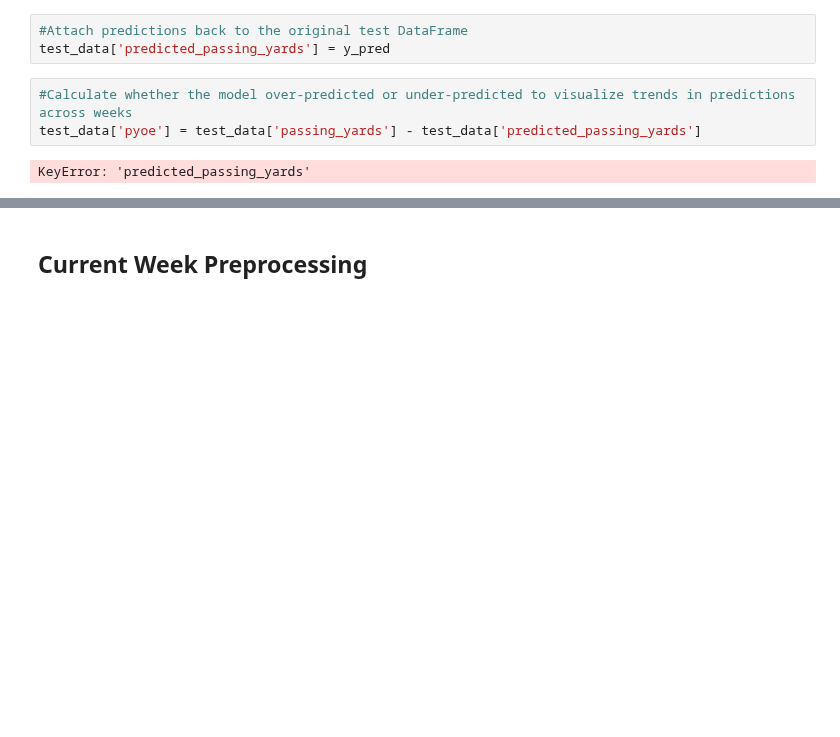
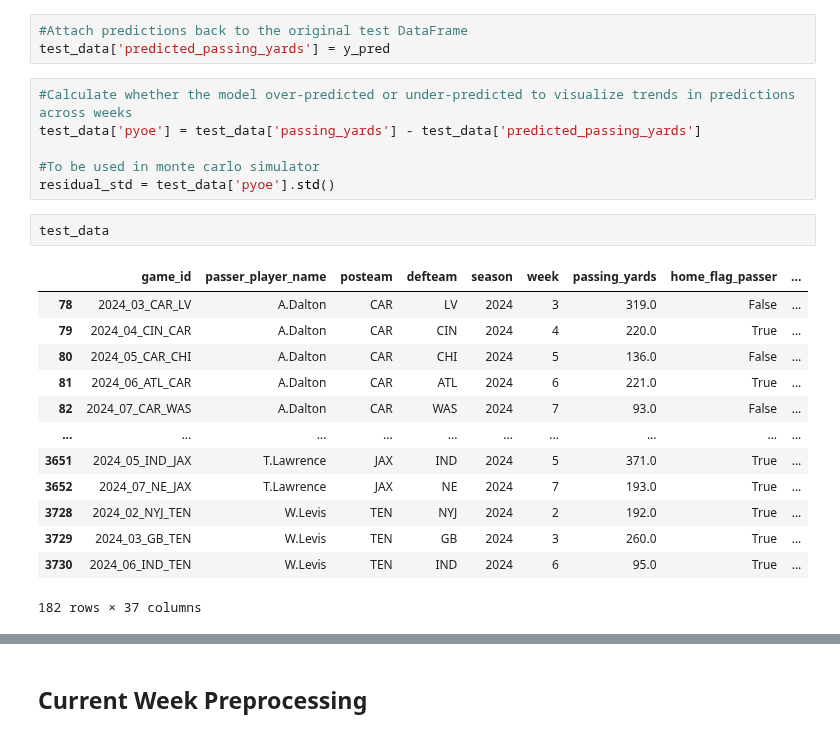
Before and after one commit to bhuggard/CheckTheCover, a Jupyter notebook: testnocom.ipynb, the cells around one changed output, grey strips where cells are left out. Cells and saved outputs as stored; diff of their text form; blank space fills up the shorter version.

Commit message:
simulator start

```diff
--- a/testnocom.ipynb
+++ b/testnocom.ipynb
@@ -426,5 +426,22 @@ test_data['predicted_passing_yards'] = y_pred
 # %%
 #Calculate whether the model over-predicted or under-predicted to visualize trends in predictions across weeks
 test_data['pyoe'] = test_data['passing_yards'] - test_data['predicted_passing_yards']
+
+#To be used in monte carlo simulator
+residual_std = test_data['pyoe'].std()
-# %% [output]
-KeyError: 'predicted_passing_yards'
+# %%
+test_data
+# %% [output]
+|  | game_id | passer_player_name | posteam | defteam | season | week | passing_yards | home_flag_passer | ... |
+| 78 | 2024_03_CAR_LV | A.Dalton | CAR | LV | 2024 | 3 | 319.0 | False | ... |
+| 79 | 2024_04_CIN_CAR | A.Dalton | CAR | CIN | 2024 | 4 | 220.0 | True | ... |
+| 80 | 2024_05_CAR_CHI | A.Dalton | CAR | CHI | 2024 | 5 | 136.0 | False | ... |
+| 81 | 2024_06_ATL_CAR | A.Dalton | CAR | ATL | 2024 | 6 | 221.0 | True | ... |
+| 82 | 2024_07_CAR_WAS | A.Dalton | CAR | WAS | 2024 | 7 | 93.0 | False | ... |
+| ... | ... | ... | ... | ... | ... | ... | ... | ... | ... |
+| 3651 | 2024_05_IND_JAX | T.Lawrence | JAX | IND | 2024 | 5 | 371.0 | True | ... |
+| 3652 | 2024_07_NE_JAX | T.Lawrence | JAX | NE | 2024 | 7 | 193.0 | True | ... |
+| 3728 | 2024_02_NYJ_TEN | W.Levis | TEN | NYJ | 2024 | 2 | 192.0 | True | ... |
+| 3729 | 2024_03_GB_TEN | W.Levis | TEN | GB | 2024 | 3 | 260.0 | True | ... |
+| 3730 | 2024_06_IND_TEN | W.Levis | TEN | IND | 2024 | 6 | 95.0 | True | ... |
+182 rows × 37 columns
```
Also changed, not shown: parts of 4 cells of this notebook.
